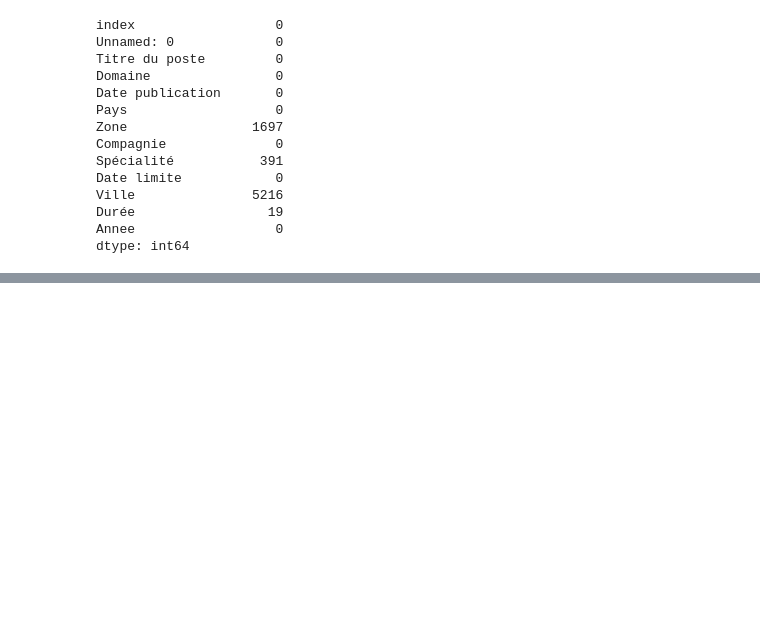
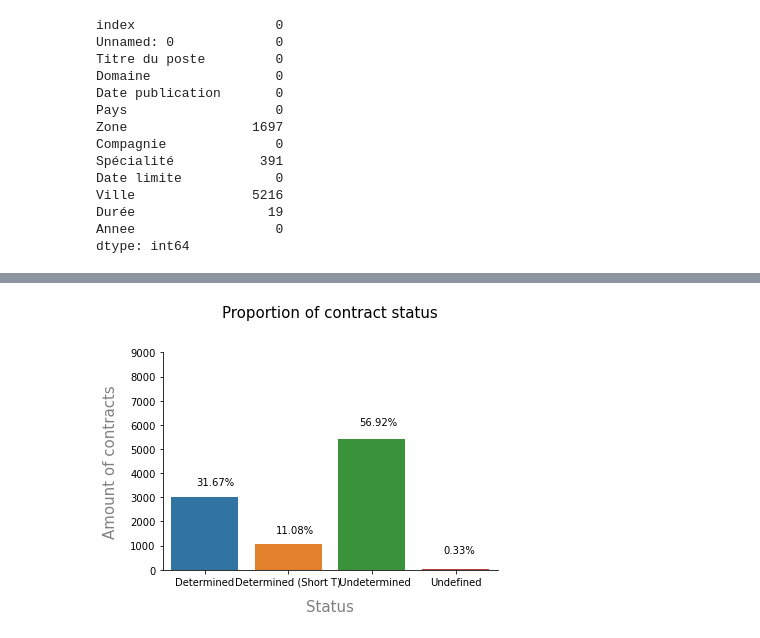
Before and after one commit to samsonjules/Coursera_Capstone, a Jupyter notebook: job_analysis.ipynb, the cells around one changed output, grey strips where cells are left out. Saved outputs shown, nothing was run; the diff lists cells and outputs as text; code cells hidden in the pictures; blank space fills up the shorter version.

```diff
--- a/job_analysis.ipynb
+++ b/job_analysis.ipynb
@@ -704,0 +681,21 @@ years1
+# %%
+# Plot Contract status
+amount_undetermined = df_first.Durée.value_counts()[0] / df_first.shape[0] * 100
+amount_determined = df_first.Durée.value_counts()[1] / df_first.shape[0] * 100
+amount_determined_short = df_first.Durée.value_counts()[2] / df_first.shape[0] * 100
+amount_undefined = df_first.Durée.value_counts()[3] / df_first.shape[0] * 100
+
+sns.countplot(x='Durée', data=df_first)
+plt.xticks([0, 1,2,3], ['Determined', 'Determined (Short T)','  Undetermined', 'Undefined'])
+plt.xlabel('Status', size=15, labelpad=12, color='grey')
+plt.ylabel('Amount of contracts', size=15, labelpad=12, color='grey')
+plt.title("Proportion of contract status", size=15, pad=35)
+plt.ylim(0, 9000)
+plt.text(-0.10, 3500, f"{round(amount_determined, 2)}%", fontsize=10)
+plt.text(0.85, 1500, f"{round(amount_determined_short, 2)}%", fontsize=10)
+plt.text(1.85, 6000, f"{round(amount_undetermined, 2)}%", fontsize=10)
+plt.text(2.85, 700, f"{round(amount_undefined, 2)}%", fontsize=10)
+
+sns.despine()
+# %% [output]
+[figure, added]
```
Also changed, not shown: parts of 111 cells of this notebook, 1 other file.
